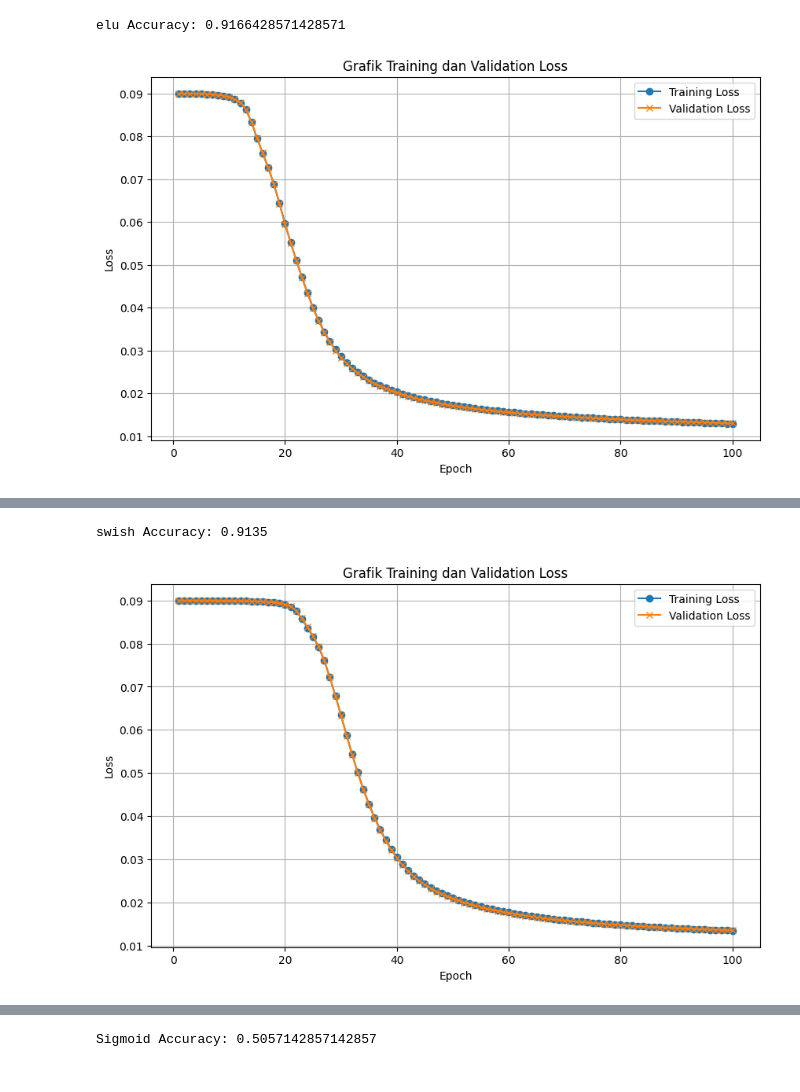
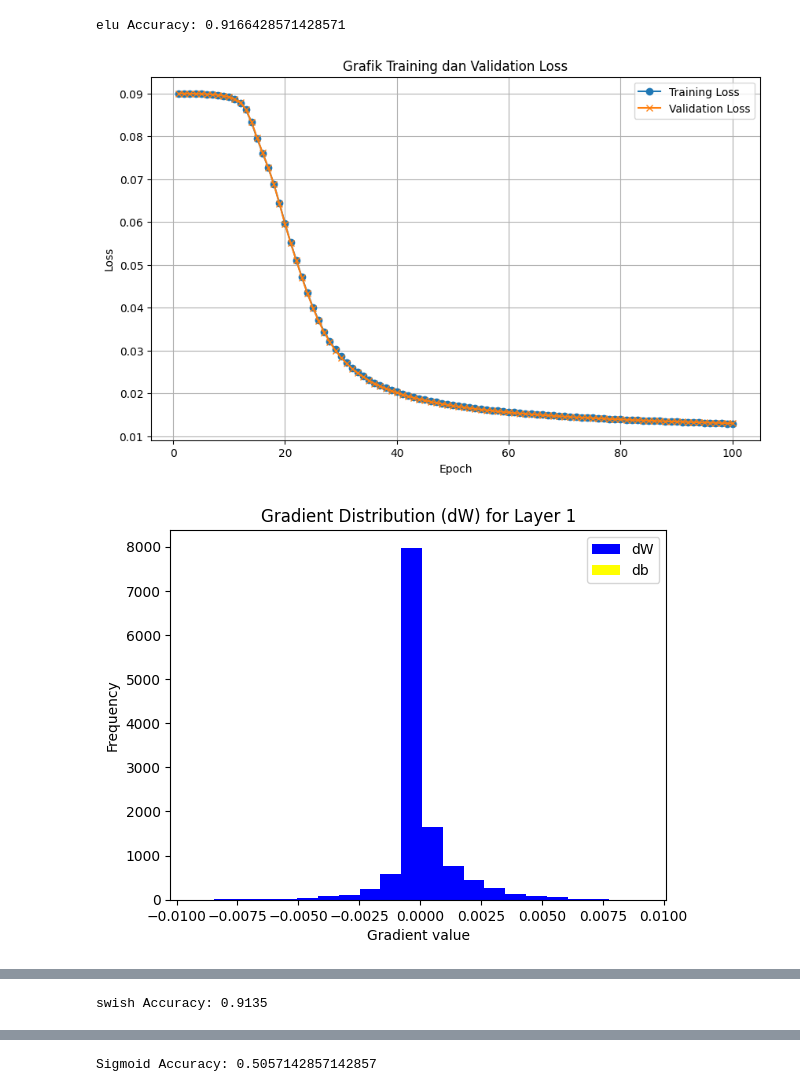
Before and after one commit to DrwnRstnly/48-IF3270-FFNN, a Jupyter notebook: src/test.ipynb, the cells around one changed output, grey strips where cells are left out. Saved outputs shown, nothing was run; the diff lists cells and outputs as text; code cells hidden in the pictures.

```diff
--- a/src/test.ipynb
+++ b/src/test.ipynb
@@ -213,7 +231,10 @@ y_preds_elu = np.argmax(y_preds_elu, axis=1)
 print(f'elu Accuracy: {accuracy_score(y_val_raw, y_preds_elu)}')
 # %% [output]
 elu Accuracy: 0.9166428571428571
-# %%
-nn_model_elu.plot_training_loss(history_elu)
-# %% [output]
-[figure, removed]
+# %%
+nn_model_elu.plot_training_loss(history_elu)
+nn_model_elu.plot_gradient_distribution([0,1])
+nn_model_elu.plot_gradient_distribution([0,1])
+# %% [output]
+[figure, added]
+[figure, added]
@@ -231,7 +255,3 @@ y_preds_swish = np.argmax(y_preds_swish, axis=1)
 print(f'swish Accuracy: {accuracy_score(y_val_raw, y_preds_swish)}')
 # %% [output]
 swish Accuracy: 0.9135
-# %%
-nn_model_swish.plot_training_loss(history_swish)
-# %% [output]
-[figure, removed]
```
Also changed, not shown: parts of 37 cells of this notebook.
